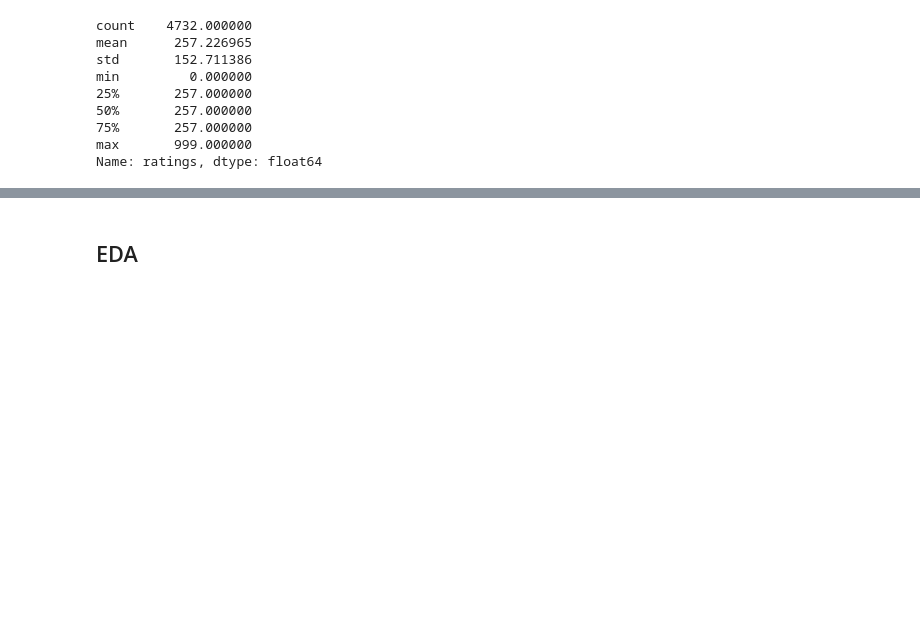
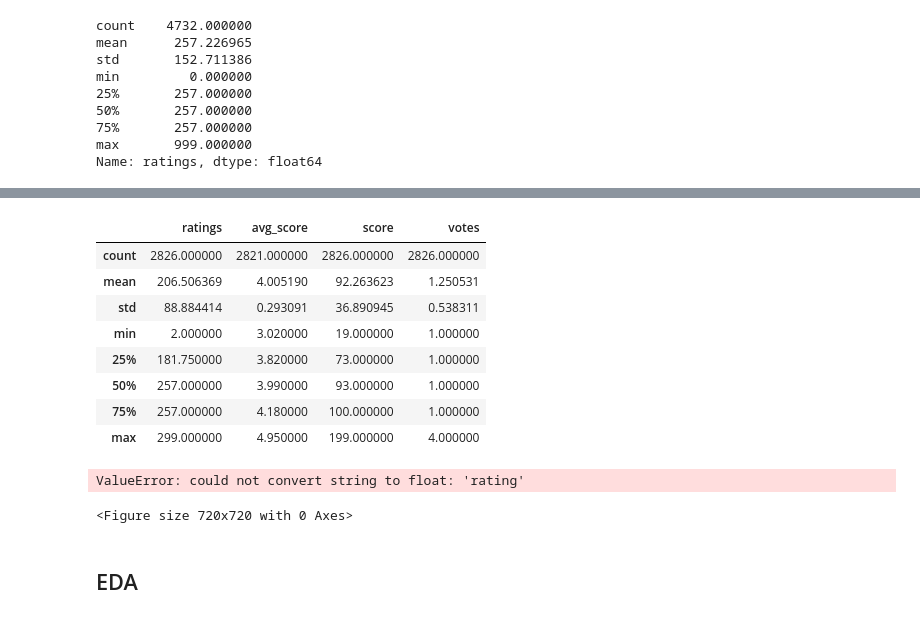
Before and after one commit to chandru1003/Data--Projects, a Jupyter notebook: Web scraping/Goodreads/Goodreads Web-Scraping.ipynb, the cells around one changed output, grey strips where cells are left out. Drawn from its saved outputs; the diff is of its cells as text; code cells hidden in the pictures; blank space fills up the shorter version.

```diff
--- a/Web scraping/Goodreads/Goodreads Web-Scraping.ipynb
+++ b/Web scraping/Goodreads/Goodreads Web-Scraping.ipynb
@@ -457,6 +473,6 @@ votes         0
 dtype: int64
 # %%
-data.drop(data[data['ratings'] <=200].index, inplace=True)
+data.drop(data[data['score'] >=200].index, inplace=True)
 # %%
 data.info()
 # %% [output]
@@ -476,3 +492,25 @@ memory usage: 202.1+ KB
+# %%
+data.describe()
+# %% [output]
+|  | ratings | avg_score | score | votes |
+| count | 2826.000000 | 2821.000000 | 2826.000000 | 2826.000000 |
+| mean | 206.506369 | 4.005190 | 92.263623 | 1.250531 |
+| std | 88.884414 | 0.293091 | 36.890945 | 0.538311 |
+| min | 2.000000 | 3.020000 | 19.000000 | 1.000000 |
+| 25% | 181.750000 | 3.820000 | 73.000000 | 1.000000 |
+| 50% | 257.000000 | 3.990000 | 93.000000 | 1.000000 |
+| 75% | 257.000000 | 4.180000 | 100.000000 | 1.000000 |
+| max | 299.000000 | 4.950000 | 199.000000 | 4.000000 |
+# %%
+#data_num =pd.DataFrame()
+data_num = pd.DataFrame(data, columns=['rating'])
+for df_plt in data_num:
+    plt.figure(figsize=(10,10), facecolor='w')
+    sns.boxplot(data=df_plt)
+    plt.show()
+# %% [output]
+ValueError: could not convert string to float: 'rating'
+<Figure size 720x720 with 0 Axes>
 # %% [markdown]
 ## EDA
 # %%
```
Also changed, not shown: parts of 18 cells of this notebook.
